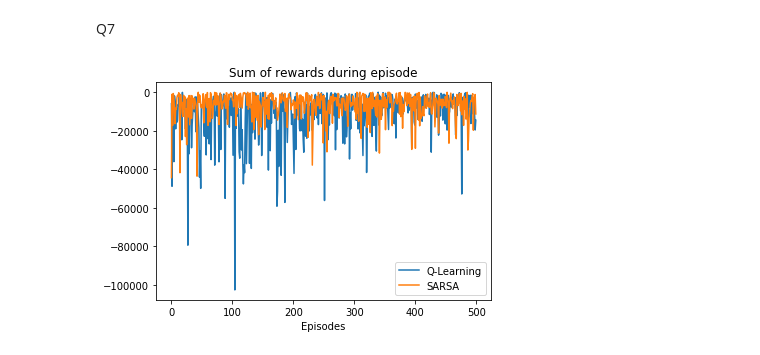
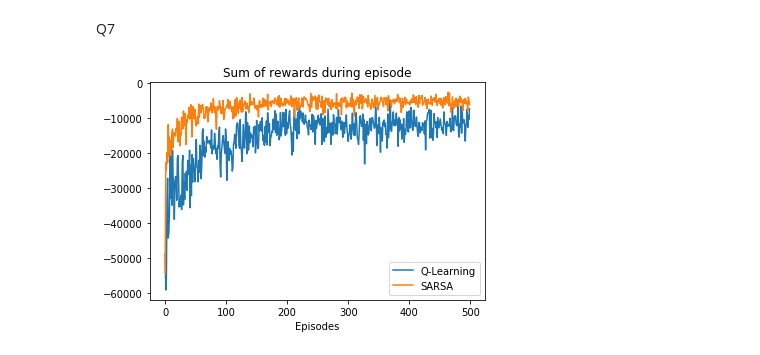
Before and after one commit to Suchet-Agg/Suchet_Aggarwal_2018105_RL-M2020, a Jupyter notebook: HW3/2018105_A3_code.ipynb, the cells around one changed output. Cells and saved outputs as stored; diff of their text form; code cells hidden in the pictures.

Commit message:
updated figures

```diff
--- a/HW3/2018105_A3_code.ipynb
+++ b/HW3/2018105_A3_code.ipynb
@@ -700,10 +699,9 @@ def sarsa(alpha, e):
     Q = {}
     for s in states:
         for a in actions:
-            if valid(s, a):
-                Q[(s,a)] = -1
-                if s == terminal:
-                    Q[(s, a)] = 0
+            Q[(s,a)] = -1e9
+            if s == terminal:
+                Q[(s, a)] = 0
     rewards = []
     for ep in range(500):
         sum_of_rewards = 0
@@ -713,10 +711,10 @@ def sarsa(alpha, e):
             s_dash, r = trans(s, a)
             sum_of_rewards += r
             a_dash = get_action(Q, e, s_dash)
-
             ## Get action a' from Q using the epsilon greedy policy
             Q[(s, a)] = Q[(s, a)] + alpha*(r + Q[(s_dash, a_dash)] - Q[(s, a)])
             s = s_dash
             a = a_dash
+
         rewards.append(sum_of_rewards)
     return rewards
@@ -726,11 +721,33 @@ rew_s = sarsa(0.1, 0.1)
+# %%
+runs = 20
+rew = []
+rew_s = []
+
+for i in tqdm(range(runs)):
+    rew.append(q_learning(0.001, 0.1))
+    rew_s.append(sarsa(0.001, 0.1))
+
+r = [0]*500
+r_s = [0]*500
+
+for i in range(500):
+    v1 = 0
+    v2 = 0
+    for j in range(runs):
+        v1 += rew[j][i]
+        v2 += rew_s[j][i]
+    r[i] = v1/runs
+    r_s[i] = v2/runs
 # %%
+## y axis not clipped
+
 x = [i for i in range(500)]
-plt.plot(x, rew, label = "Q-Learning")
-plt.plot(x, rew_s, label = "SARSA")
+plt.plot(x, r, label = "Q-Learning")
+plt.plot(x, r_s, label = "SARSA")
 
 plt.xlabel('Episodes')
 plt.title('Sum of rewards during episode')
 plt.legend()
 plt.show()
 # %% [output]
-[figure, old version]
+[figure, new version]
```
Also changed, not shown: parts of 6 cells of this notebook, 1 other file.
